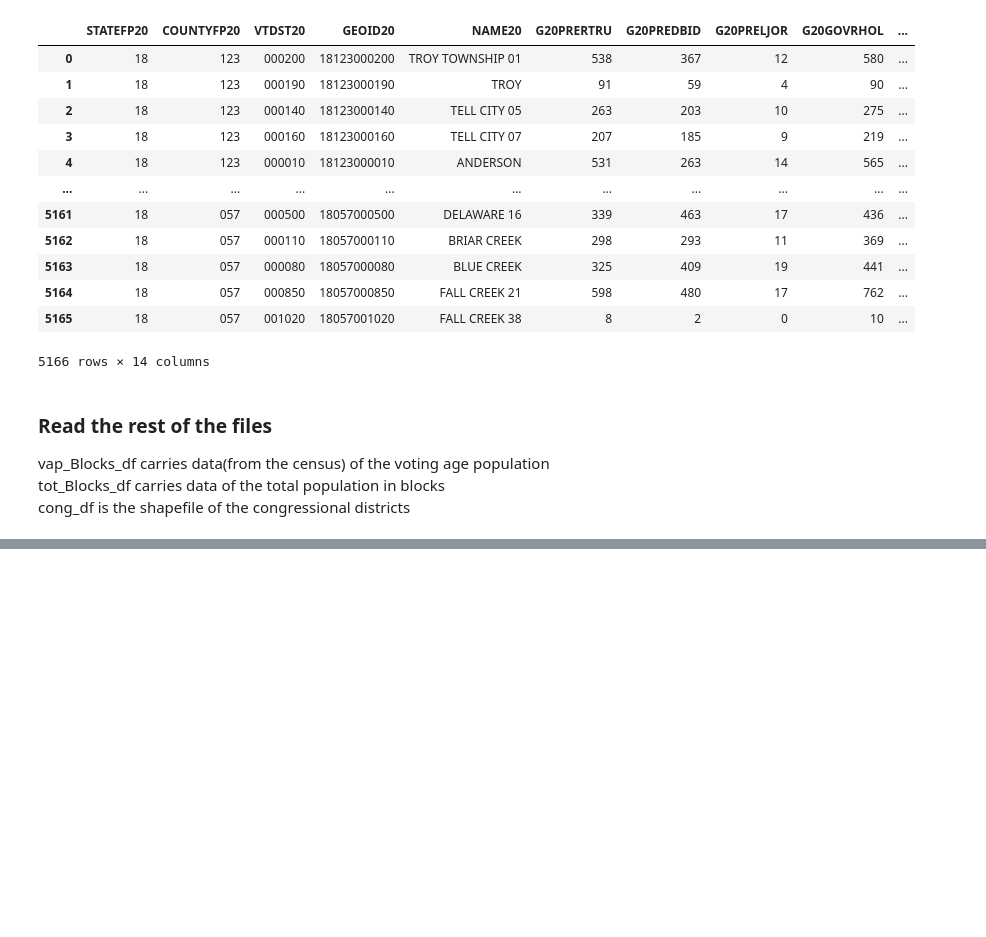
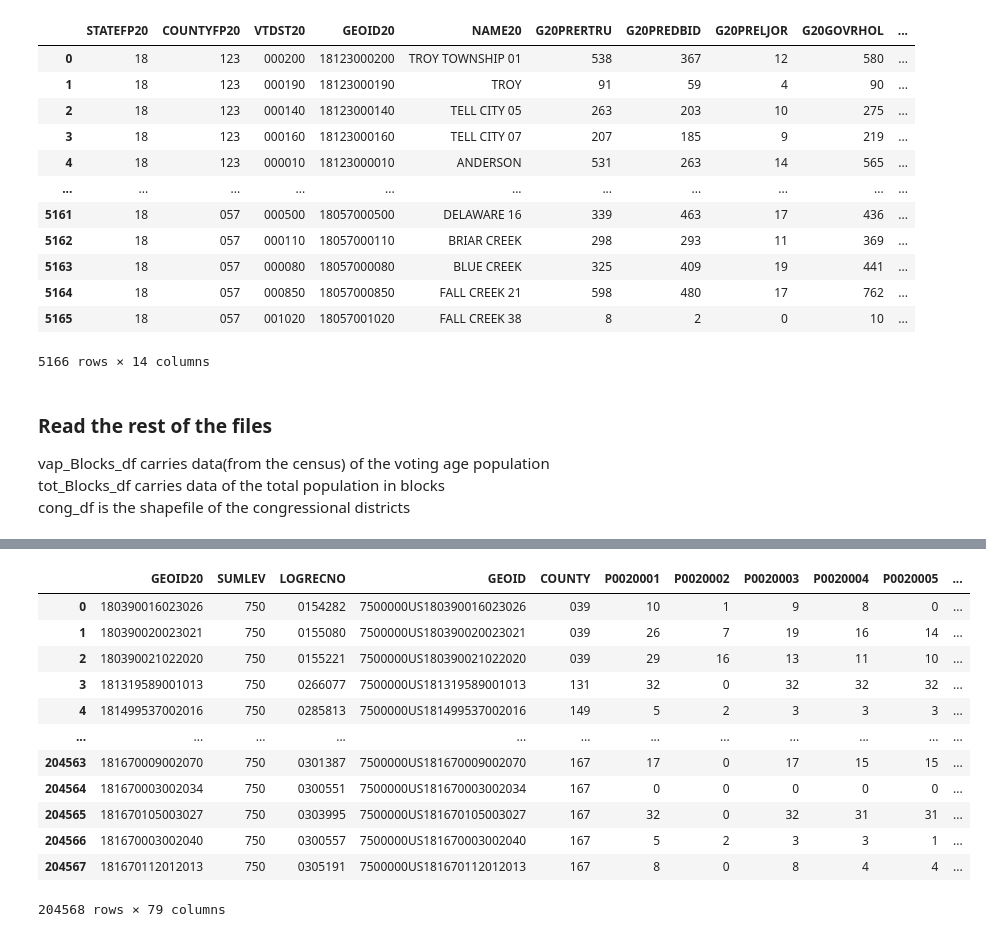
Before and after one commit to daikroh/Indiana-AI-Redistricting, a Jupyter notebook: ShapeFileCleaning.ipynb, the cells around one changed output, grey strips where cells are left out. Cells and saved outputs as stored; diff of their text form; code cells hidden in the pictures; blank space fills up the shorter version.

```diff
--- a/ShapeFileCleaning.ipynb
+++ b/ShapeFileCleaning.ipynb
@@ -49,0 +66,16 @@ cong_df = gpd.read_file('./in_cong_adopted_2021/Congressional2021AdoptedOCT01202
+# %%
+tot_Blocks_df
+# %% [output]
+|  | GEOID20 | SUMLEV | LOGRECNO | GEOID | COUNTY | P0020001 | P0020002 | P0020003 | P0020004 | P0020005 | ... |
+| 0 | 180390016023026 | 750 | 0154282 | 7500000US180390016023026 | 039 | 10 | 1 | 9 | 8 | 0 | ... |
+| 1 | 180390020023021 | 750 | 0155080 | 7500000US180390020023021 | 039 | 26 | 7 | 19 | 16 | 14 | ... |
+| 2 | 180390021022020 | 750 | 0155221 | 7500000US180390021022020 | 039 | 29 | 16 | 13 | 11 | 10 | ... |
+| 3 | 181319589001013 | 750 | 0266077 | 7500000US181319589001013 | 131 | 32 | 0 | 32 | 32 | 32 | ... |
+| 4 | 181499537002016 | 750 | 0285813 | 7500000US181499537002016 | 149 | 5 | 2 | 3 | 3 | 3 | ... |
+| ... | ... | ... | ... | ... | ... | ... | ... | ... | ... | ... | ... |
+| 204563 | 181670009002070 | 750 | 0301387 | 7500000US181670009002070 | 167 | 17 | 0 | 17 | 15 | 15 | ... |
+| 204564 | 181670003002034 | 750 | 0300551 | 7500000US181670003002034 | 167 | 0 | 0 | 0 | 0 | 0 | ... |
+| 204565 | 181670105003027 | 750 | 0303995 | 7500000US181670105003027 | 167 | 32 | 0 | 32 | 31 | 31 | ... |
+| 204566 | 181670003002040 | 750 | 0300557 | 7500000US181670003002040 | 167 | 5 | 2 | 3 | 3 | 1 | ... |
+| 204567 | 181670112012013 | 750 | 0305191 | 7500000US181670112012013 | 167 | 8 | 0 | 8 | 4 | 4 | ... |
+204568 rows × 79 columns
```
Also changed, not shown: parts of 11 cells of this notebook.
